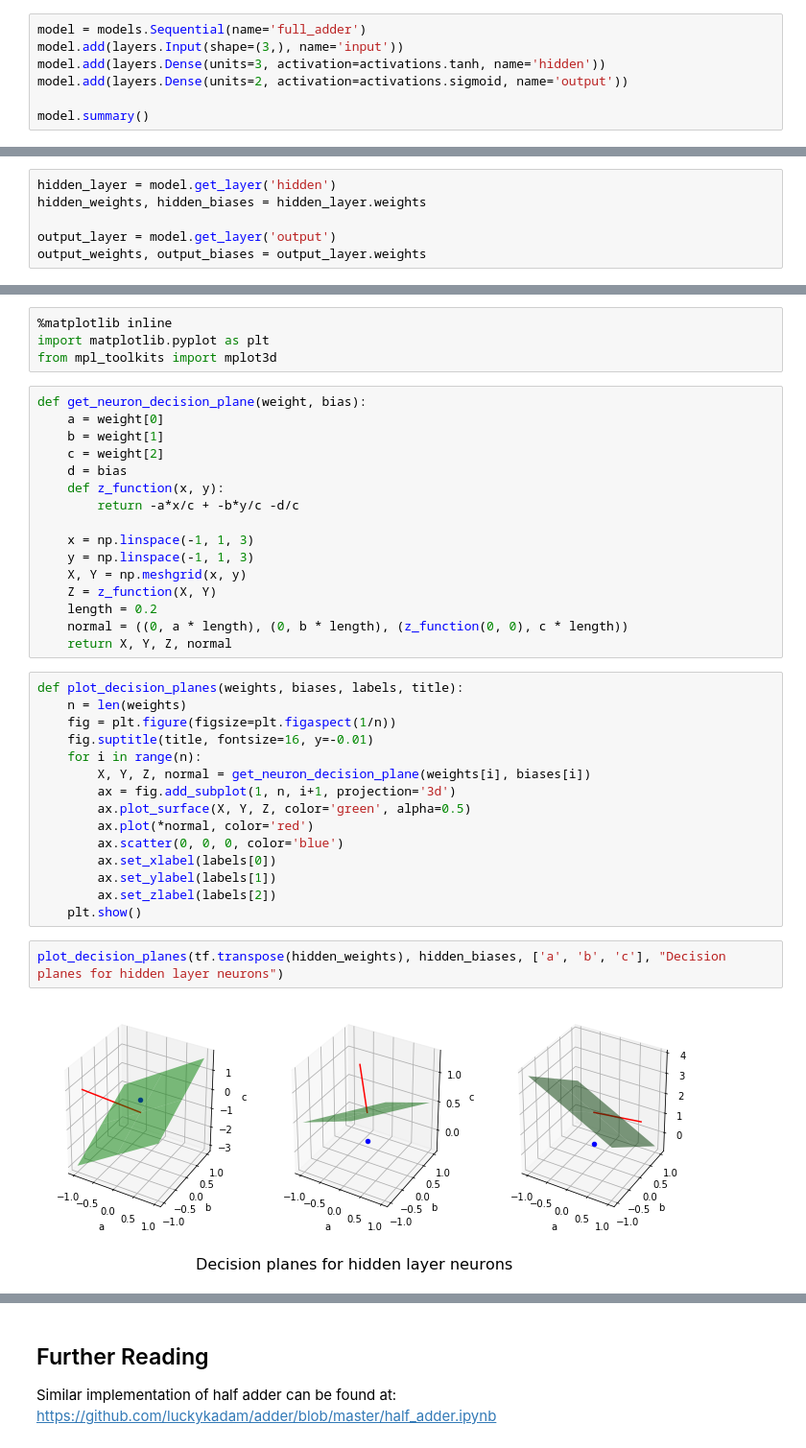
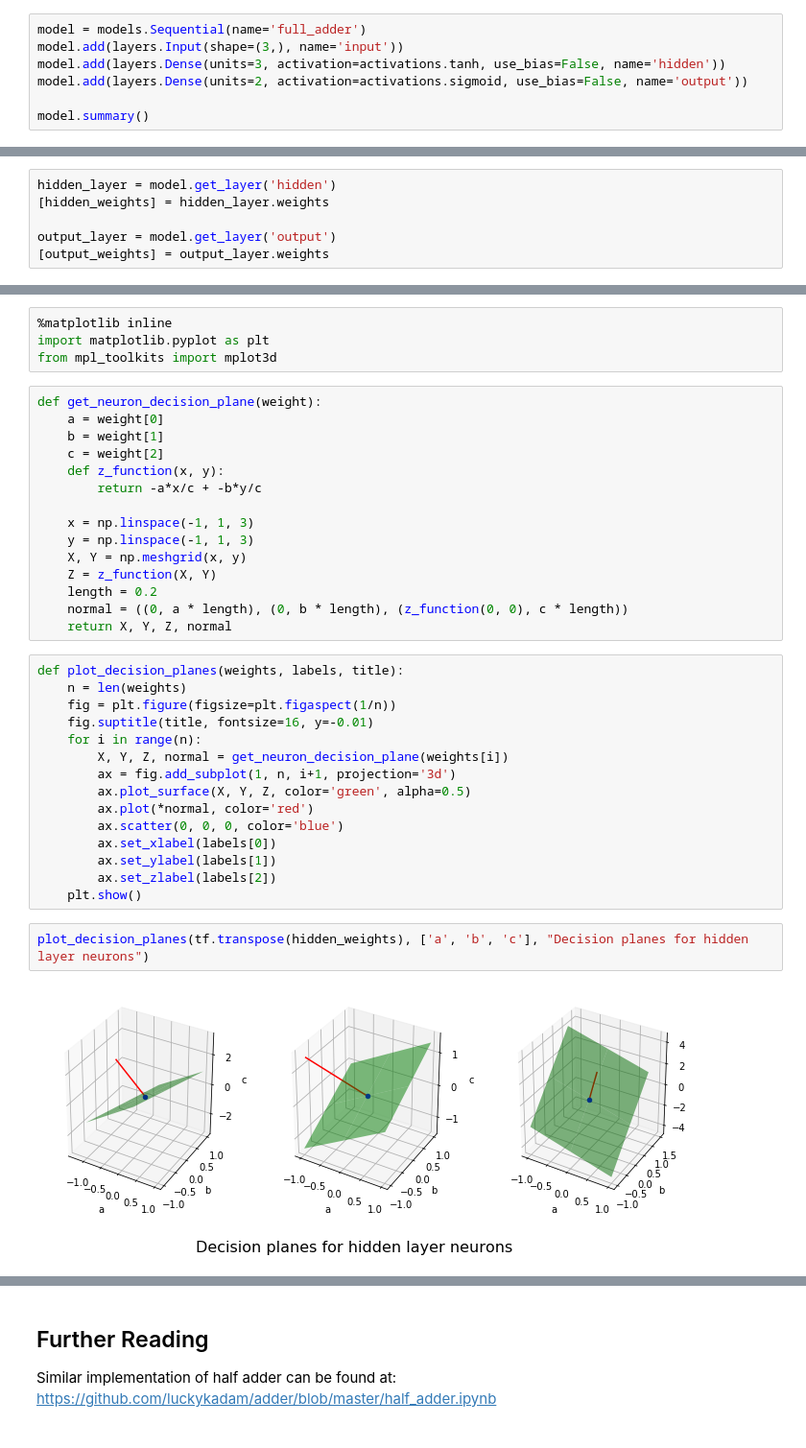
Before and after one commit to luckykadam/adder, a Jupyter notebook: full_adder.ipynb, the cells around one changed output, grey strips where cells are left out. Shown at 96% size. Cells and saved outputs as stored; diff of their text form.

Commit message:
set use_bias=False in Dense layers

```diff
--- a/full_adder.ipynb
+++ b/full_adder.ipynb
@@ -91,8 +91,8 @@ In our example we don't want any feedback loop, hence `Sequencial` model would w
 # %%
 model = models.Sequential(name='full_adder')
 model.add(layers.Input(shape=(3,), name='input'))
-model.add(layers.Dense(units=3, activation=activations.tanh, name='hidden'))
-model.add(layers.Dense(units=2, activation=activations.sigmoid, name='output'))
+model.add(layers.Dense(units=3, activation=activations.tanh, use_bias=False, name='hidden'))
+model.add(layers.Dense(units=2, activation=activations.sigmoid, use_bias=False, name='output'))
 
 model.summary()
 # %% [output]
@@ -203,10 +203,10 @@ As we can see, our model works perfectly.
 But, what has each neuron learnt? Let's analyse the weights, biases and decision boundary of each neuron.
 # %%
 hidden_layer = model.get_layer('hidden')
-hidden_weights, hidden_biases = hidden_layer.weights
+[hidden_weights] = hidden_layer.weights
 
 output_layer = model.get_layer('output')
-output_weights, output_biases = output_layer.weights
+[output_weights] = output_layer.weights
 # %% [markdown]
 ### Decision Surface
 
@@ -222,13 +222,12 @@ We will be using `matplotlib` library for plotting graphs.
 import matplotlib.pyplot as plt
 from mpl_toolkits import mplot3d
 # %%
-def get_neuron_decision_plane(weight, bias):
+def get_neuron_decision_plane(weight):
     a = weight[0]
     b = weight[1]
     c = weight[2]
-    d = bias
     def z_function(x, y):
-        return -a*x/c + -b*y/c -d/c
+        return -a*x/c + -b*y/c
 
     x = np.linspace(-1, 1, 3)
     y = np.linspace(-1, 1, 3)
@@ -238,12 +237,12 @@ def get_neuron_decision_plane(weight, bias):
     normal = ((0, a * length), (0, b * length), (z_function(0, 0), c * length))
     return X, Y, Z, normal
 # %%
-def plot_decision_planes(weights, biases, labels, title):
+def plot_decision_planes(weights, labels, title):
     n = len(weights)
     fig = plt.figure(figsize=plt.figaspect(1/n))
     fig.suptitle(title, fontsize=16, y=-0.01)
     for i in range(n):
-        X, Y, Z, normal = get_neuron_decision_plane(weights[i], biases[i])
+        X, Y, Z, normal = get_neuron_decision_plane(weights[i])
         ax = fig.add_subplot(1, n, i+1, projection='3d')
         ax.plot_surface(X, Y, Z, color='green', alpha=0.5)
         ax.plot(*normal, color='red')
@@ -253,7 +252,7 @@ def plot_decision_planes(weights, biases, labels, title):
         ax.set_zlabel(labels[2])
     plt.show()
 # %%
-plot_decision_planes(tf.transpose(hidden_weights), hidden_biases, ['a', 'b', 'c'], "Decision planes for hidden layer neurons")
+plot_decision_planes(tf.transpose(hidden_weights), ['a', 'b', 'c'], "Decision planes for hidden layer neurons")
 # %% [output]
-[figure, old version]
+[figure, new version]
 # %%
```
Also changed, not shown: parts of 6 cells of this notebook.
